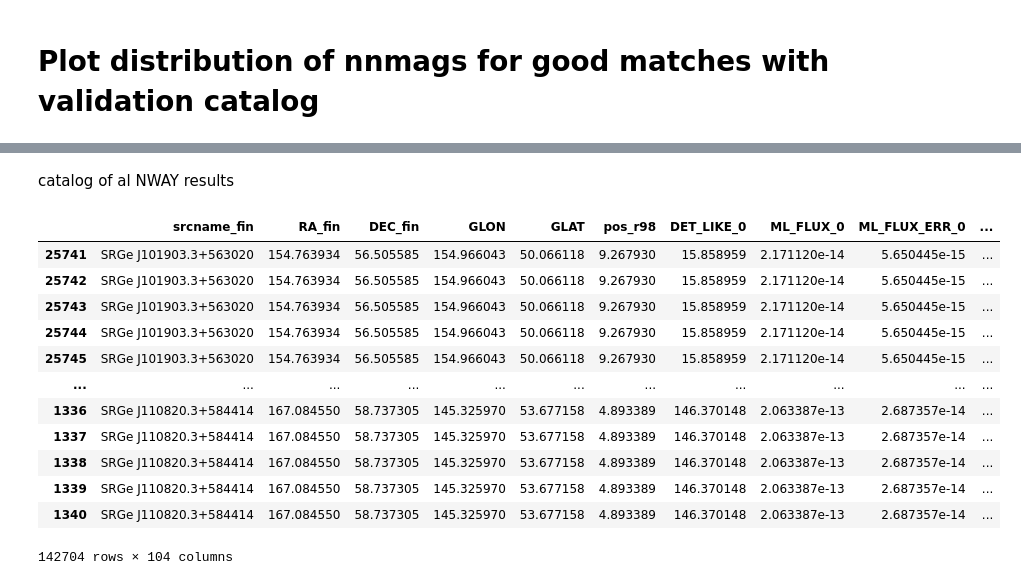
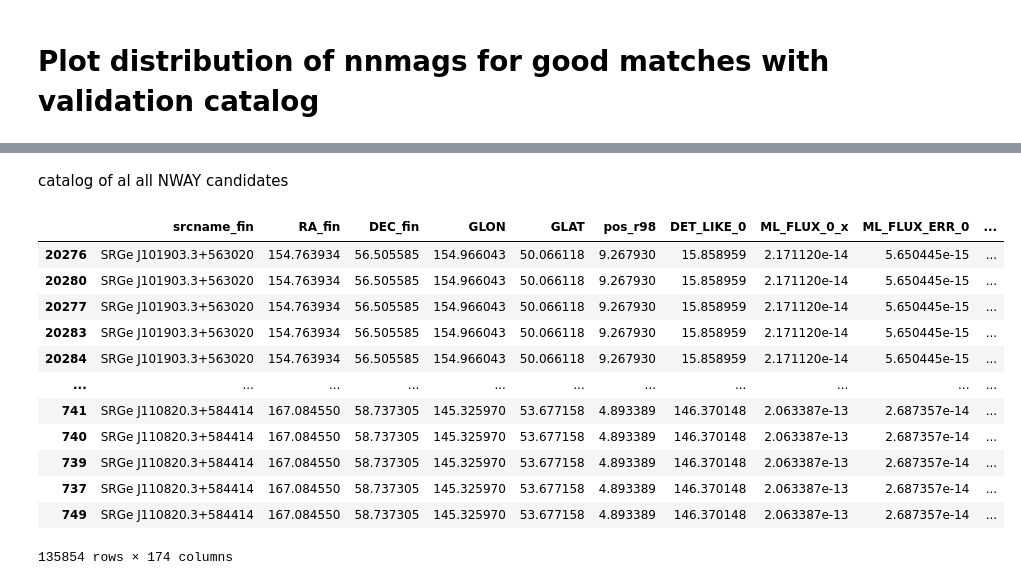
Before and after one commit to SergeiDBykov/lockman_hole, a Jupyter notebook: 2_desi-crossmatch/3_results-analyse.ipynb, the cells around one changed output, grey strips where cells are left out. Drawn from its saved outputs; the diff is of its cells as text; code cells hidden in the pictures.

```diff
--- a/2_desi-crossmatch/3_results-analyse.ipynb
+++ b/2_desi-crossmatch/3_results-analyse.ipynb
@@ -12,9 +12,9 @@ import nway_python_api as nway
 %matplotlib inline
 # %%
 desi_pandas_ph =  pd.read_pickle(data_path+'desi_lh.gz_pkl', compression = 'gzip')
-tm_desi_id=desi_pandas_ph['release'].astype(str)+'_'+desi_pandas_ph['brickid'].astype(str)+'_'+desi_pandas_ph['objid'].astype(str)
 desi_pandas_ph.columns = ['desi_'+x for x in desi_pandas_ph.columns]
-desi_pandas_ph['nway_desi_id'] = tm_desi_id
+desi_pandas_ph.rename(columns={'desi_desi_id':'nway_desi_id'}, inplace=True)
+
 
 erosita_orig_df = pd.read_pickle(data_path+'ERO_lhpv_03_23_sd01_a15_g14.pkl')
 #set EROSITA as an index
@@ -531,47 +286,46 @@ nway_match_res
 # %% [markdown]
-catalog of al NWAY results
+catalog of al all NWAY candidates
 # %%
-save_cols = ['EROSITA', 'desi_id', 'Separation_EROSITA_DESI', 'prob_has_match', 'prob_this_match', 'nnmag_grzw1w2w3w4_orig', 'nnmag_grzw1w2_orig', 'nnmag_grz_orig',
-                'n_match_flag_0', 'n_match_flag_2', 'is_duplicated', 'is_confused']
-
-nway_match_res_all_nway = nway_res[save_cols]
-nway_match_res_all_nway.rename(columns = {
+save_cols = ['EROSITA', 'desi_id', 'Separation_EROSITA_DESI', 'prob_has_match', 'prob_this_match', 'nnmag_grzw1w2_orig', 'nnmag_grzw1_orig', 'nnmag_grz_orig',
+                'n_match_flag_0', 'n_match_flag_2', 'is_closest', 'is_within_pos_r98']
+nway_match_res_all = nway_res
+nway_match_res_all.rename(columns = {
                                 #'ID':'srcname_fin',
                                 'Separation_EROSITA_DESI': 'nway_Separation_EROSITA_DESI',
                                 'prob_has_match': 'nway_prob_has_match',
                                 'prob_this_match': 'nway_prob_this_match',
-                                'nnmag_grzw1w2w3w4_orig': 'nway_nnmag_grzw1w2w3w4',
                                 'nnmag_grzw1w2_orig': 'nway_nnmag_grzw1w2',
+                                'nnmag_grzw1_orig': 'nway_nnmag_grzw1',
                                 'nnmag_grz_orig': 'nway_nnmag_grz',
                                 'desi_id': 'nway_desi_id',
                                 'n_match_flag_0': 'nway_n_match_flag_0',
                                 'n_match_flag_2': 'nway_n_match_flag_2',
-                                'is_duplicated': 'nway_is_duplicated',
-                                'is_confused': 'nway_is_confused'
+                                'is_closest': 'nway_is_closest',
+                                'is_within_pos_r98': 'nway_is_within_pos_r98'
                                 }, inplace = True)
 
 
-#nway_match_res_all_nway.srcname_fin = nway_match_res_all_nway.srcname_fin.str.decode('utf-8')
-nway_match_res_all_nway.nway_desi_id = nway_match_res_all_nway.nway_desi_id.str.decode('utf-8')
+#nway_match_res_all.srcname_fin = nway_match_res_all.srcname_fin.str.decode('utf-8')
+nway_match_res_all.nway_desi_id = nway_match_res_all.nway_desi_id.str.decode('utf-8')
 
-nway_match_res_all_nway = erosita_orig_df.merge(nway_match_res_all_nway, on = 'EROSITA')
-nway_match_res_all_nway = nway_match_res_all_nway.merge(desi_pandas_ph, on = 'nway_desi_id')
-nway_match_res_all_nway.drop(columns = ['EROSITA'], inplace = True)
-nway_match_res_all_nway = nway_match_res_all_nway.sort_values(['srcname_fin', 'nway_prob_this_match'], ascending = [True, False])
+nway_match_res_all = erosita_orig_df.merge(nway_match_res_all, on = 'EROSITA')
+nway_match_res_all = nway_match_res_all.merge(desi_pandas_ph, on = 'nway_desi_id')
+nway_match_res_all.drop(columns = ['EROSITA'], inplace = True)
+nway_match_res_all = nway_match_res_all.sort_values(['srcname_fin'])
 
-nway_match_res_all_nway.to_pickle(data_path+'ERO_lhpv_03_23_sd01_a15_g14_desi_nway_match_all_candidates.gz_pkl', compression='gzip')
-nway_match_res_all_nway
+nway_match_res_all.to_pickle(data_path+'ERO_lhpv_03_23_sd01_a15_g14_desi_nway_match_all_candidates.gz_pkl', compression='gzip')
+nway_match_res_all
 # %% [output]
-|  | srcname_fin | RA_fin | DEC_fin | GLON | GLAT | pos_r98 | DET_LIKE_0 | ML_FLUX_0 | ML_FLUX_ERR_0 | ... |
-| 25741 | SRGe J101903.3+563020 | 154.763934 | 56.505585 | 154.966043 | 50.066118 | 9.267930 | 15.858959 | 2.171120e-14 | 5.650445e-15 | ... |
-| 25742 | SRGe J101903.3+563020 | 154.763934 | 56.505585 | 154.966043 | 50.066118 | 9.267930 | 15.858959 | 2.171120e-14 | 5.650445e-15 | ... |
-| 25743 | SRGe J101903.3+563020 | 154.763934 | 56.505585 | 154.966043 | 50.066118 | 9.267930 | 15.858959 | 2.171120e-14 | 5.650445e-15 | ... |
-| 25744 | SRGe J101903.3+563020 | 154.763934 | 56.505585 | 154.966043 | 50.066118 | 9.267930 | 15.858959 | 2.171120e-14 | 5.650445e-15 | ... |
-| 25745 | SRGe J101903.3+563020 | 154.763934 | 56.505585 | 154.966043 | 50.066118 | 9.267930 | 15.858959 | 2.171120e-14 | 5.650445e-15 | ... |
+|  | srcname_fin | RA_fin | DEC_fin | GLON | GLAT | pos_r98 | DET_LIKE_0 | ML_FLUX_0_x | ML_FLUX_ERR_0 | ... |
+| 20276 | SRGe J101903.3+563020 | 154.763934 | 56.505585 | 154.966043 | 50.066118 | 9.267930 | 15.858959 | 2.171120e-14 | 5.650445e-15 | ... |
+| 20280 | SRGe J101903.3+563020 | 154.763934 | 56.505585 | 154.966043 | 50.066118 | 9.267930 | 15.858959 | 2.171120e-14 | 5.650445e-15 | ... |
+| 20277 | SRGe J101903.3+563020 | 154.763934 | 56.505585 | 154.966043 | 50.066118 | 9.267930 | 15.858959 | 2.171120e-14 | 5.650445e-15 | ... |
+| 20283 | SRGe J101903.3+563020 | 154.763934 | 56.505585 | 154.966043 | 50.066118 | 9.267930 | 15.858959 | 2.171120e-14 | 5.650445e-15 | ... |
+| 20284 | SRGe J101903.3+563020 | 154.763934 | 56.505585 | 154.966043 | 50.066118 | 9.267930 | 15.858959 | 2.171120e-14 | 5.650445e-15 | ... |
 | ... | ... | ... | ... | ... | ... | ... | ... | ... | ... | ... |
-| 1336 | SRGe J110820.3+584414 | 167.084550 | 58.737305 | 145.325970 | 53.677158 | 4.893389 | 146.370148 | 2.063387e-13 | 2.687357e-14 | ... |
-| 1337 | SRGe J110820.3+584414 | 167.084550 | 58.737305 | 145.325970 | 53.677158 | 4.893389 | 146.370148 | 2.063387e-13 | 2.687357e-14 | ... |
-| 1338 | SRGe J110820.3+584414 | 167.084550 | 58.737305 | 145.325970 | 53.677158 | 4.893389 | 146.370148 | 2.063387e-13 | 2.687357e-14 | ... |
-| 1339 | SRGe J110820.3+584414 | 167.084550 | 58.737305 | 145.325970 | 53.677158 | 4.893389 | 146.370148 | 2.063387e-13 | 2.687357e-14 | ... |
-| 1340 | SRGe J110820.3+584414 | 167.084550 | 58.737305 | 145.325970 | 53.677158 | 4.893389 | 146.370148 | 2.063387e-13 | 2.687357e-14 | ... |
+| 741 | SRGe J110820.3+584414 | 167.084550 | 58.737305 | 145.325970 | 53.677158 | 4.893389 | 146.370148 | 2.063387e-13 | 2.687357e-14 | ... |
+| 740 | SRGe J110820.3+584414 | 167.084550 | 58.737305 | 145.325970 | 53.677158 | 4.893389 | 146.370148 | 2.063387e-13 | 2.687357e-14 | ... |
+| 739 | SRGe J110820.3+584414 | 167.084550 | 58.737305 | 145.325970 | 53.677158 | 4.893389 | 146.370148 | 2.063387e-13 | 2.687357e-14 | ... |
+| 737 | SRGe J110820.3+584414 | 167.084550 | 58.737305 | 145.325970 | 53.677158 | 4.893389 | 146.370148 | 2.063387e-13 | 2.687357e-14 | ... |
+| 749 | SRGe J110820.3+584414 | 167.084550 | 58.737305 | 145.325970 | 53.677158 | 4.893389 | 146.370148 | 2.063387e-13 | 2.687357e-14 | ... |
-142704 rows × 104 columns
+135854 rows × 174 columns
```
Also changed, not shown: parts of 29 cells of this notebook, 9 other files.
